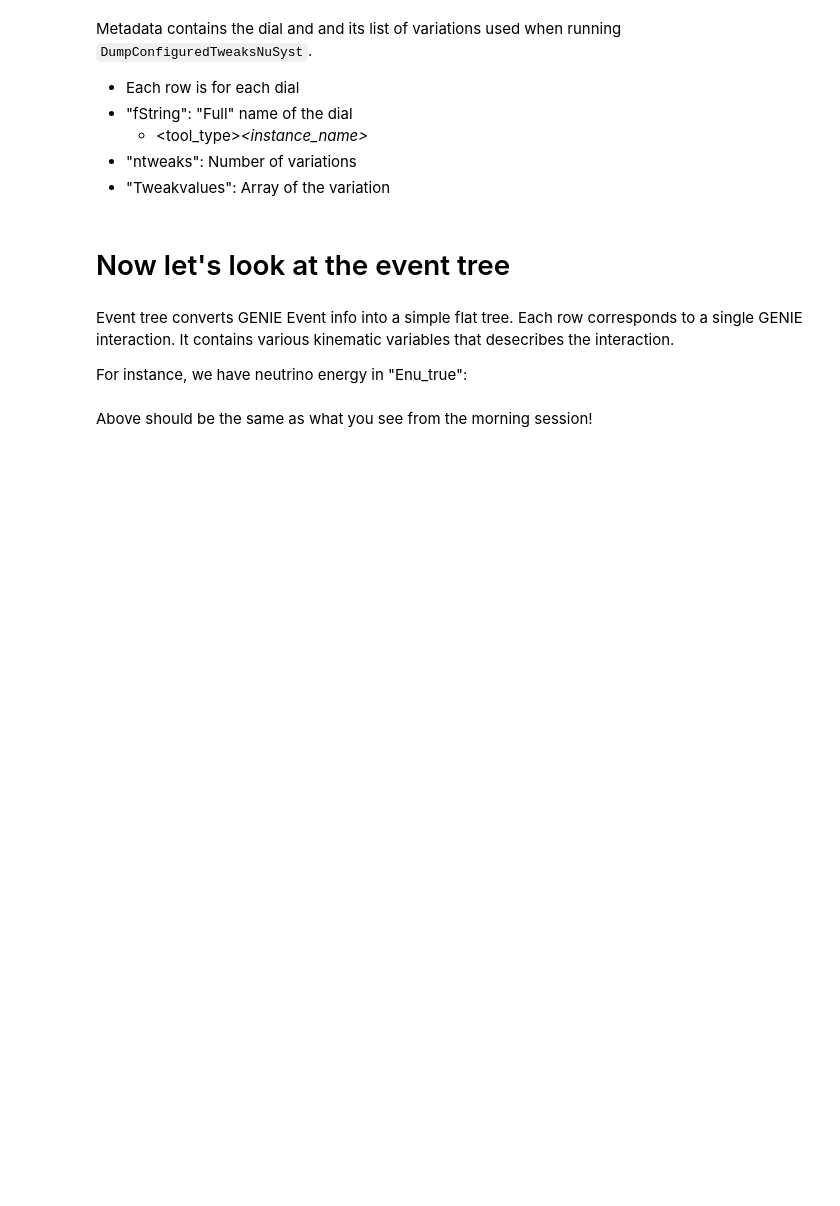
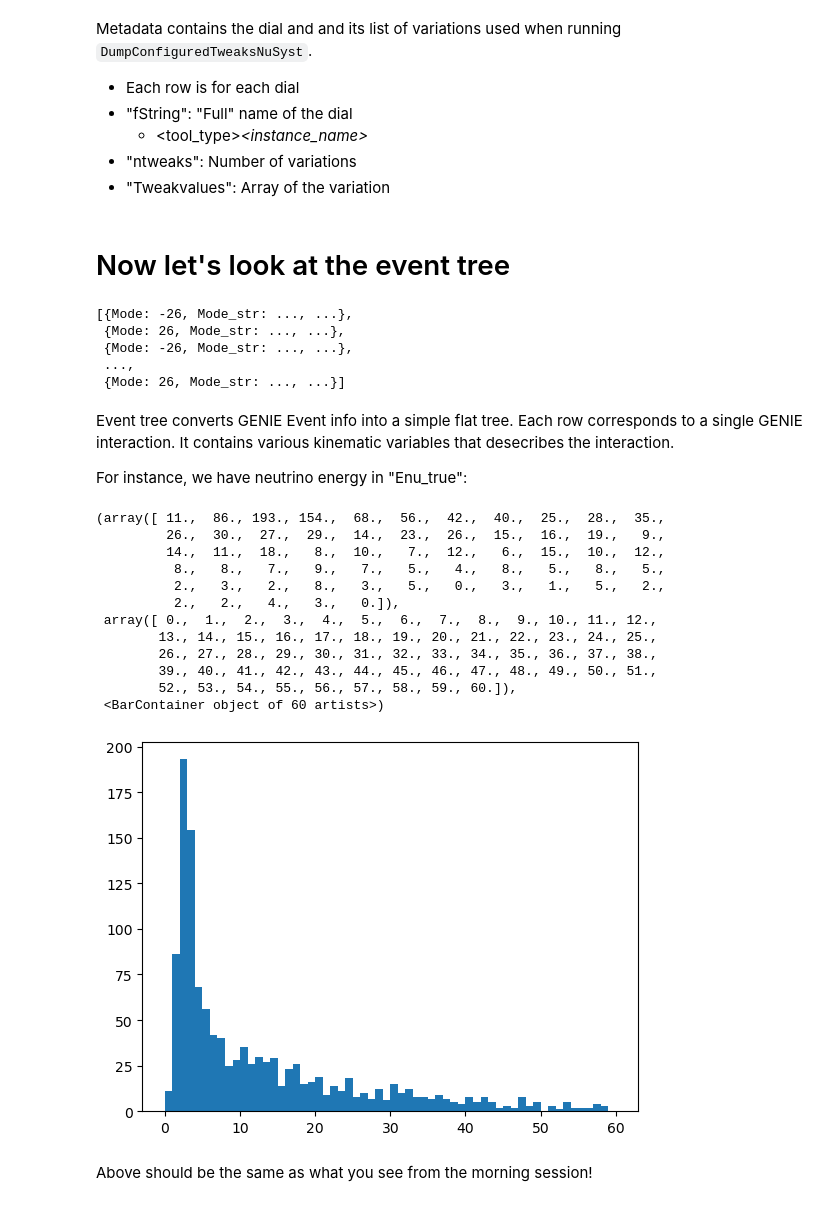
Before and after one commit to jedori0228/DDAS2026_NuSyst, a Jupyter notebook: Tutorial_Part1/NuSystTreeAna.ipynb, the cells around one changed output. Cells and saved outputs as stored; diff of their text form; code cells hidden in the pictures; blank space fills up the shorter version.

```diff
--- a/Tutorial_Part1/NuSystTreeAna.ipynb
+++ b/Tutorial_Part1/NuSystTreeAna.ipynb
@@ -7,10 +6,10 @@ import matplotlib.pyplot as plt
 # %% [markdown]
 # Read NuSyst Tree ROOT file
 # %%
-with uproot.open("NuSystTree.root") as f:
+with uproot.open("/exp/dune/app/users/jskim/DDAS2026/DDAS2026_NuSyst/Tutorial_Part1/NuSystTree.root") as f:
 
-    df_event = f["events"].arrays(library="pd")
-    df_meta = f["tweak_metadata"].arrays(library="pd")
+    df_event = f["events"].arrays(library="ak")
+    df_meta = f["tweak_metadata"].arrays(library="ak")
 # %% [markdown]
 # Let's first look at the metadata tree
 # %%
@@ -25,7 +26,13 @@ Metadata contains the dial and and its list of variations used when running `Dum
 # %% [markdown]
 # Now let's look at the event tree
 # %%
-df_event.head(5)
+df_event.show(5)
+# %% [output]
+[{Mode: -26, Mode_str: ..., ...},
+ {Mode: 26, Mode_str: ..., ...},
+ {Mode: -26, Mode_str: ..., ...},
+ ...,
+ {Mode: 26, Mode_str: ..., ...}]
 # %% [markdown]
 Event tree converts GENIE Event info into a simple flat tree.
 Each row corresponds to a single GENIE interaction.
@@ -33,7 +40,21 @@ It contains various kinematic variables that desecribes the interaction.
 
 For instance, we have neutrino energy in "Enu_true":
 # %%
-df_event["Enu_true"].hist(bins=np.linspace(0, 60, 60+1))
+plt.hist(df_event["Enu_true"], bins=np.linspace(0, 60, 60+1))
+# %% [output]
+(array([ 11.,  86., 193., 154.,  68.,  56.,  42.,  40.,  25.,  28.,  35.,
+         26.,  30.,  27.,  29.,  14.,  23.,  26.,  15.,  16.,  19.,   9.,
+         14.,  11.,  18.,   8.,  10.,   7.,  12.,   6.,  15.,  10.,  12.,
+          8.,   8.,   7.,   9.,   7.,   5.,   4.,   8.,   5.,   8.,   5.,
+          2.,   3.,   2.,   8.,   3.,   5.,   0.,   3.,   1.,   5.,   2.,
+          2.,   2.,   4.,   3.,   0.]),
+ array([ 0.,  1.,  2.,  3.,  4.,  5.,  6.,  7.,  8.,  9., 10., 11., 12.,
+        13., 14., 15., 16., 17., 18., 19., 20., 21., 22., 23., 24., 25.,
+        26., 27., 28., 29., 30., 31., 32., 33., 34., 35., 36., 37., 38.,
+        39., 40., 41., 42., 43., 44., 45., 46., 47., 48., 49., 50., 51.,
+        52., 53., 54., 55., 56., 57., 58., 59., 60.]),
+ <BarContainer object of 60 artists>)
+[figure, added]
 # %% [markdown]
 Above should be the same as what you see from the morning session!
 # %% [markdown]
```
Also changed, not shown: parts of 3 cells of this notebook, 1 other file.
